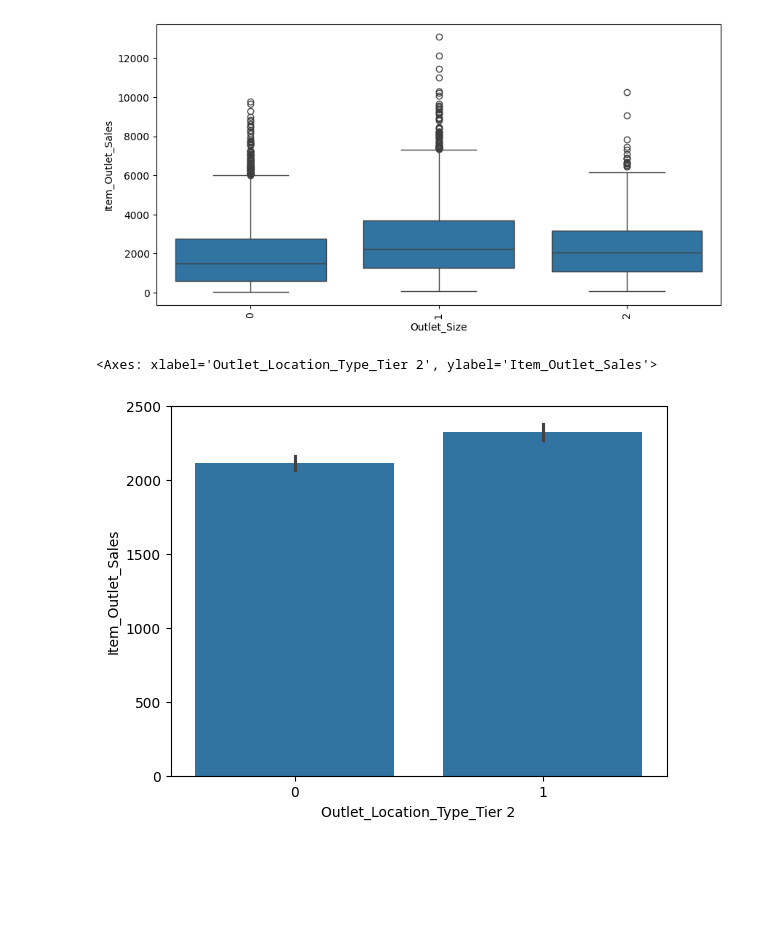
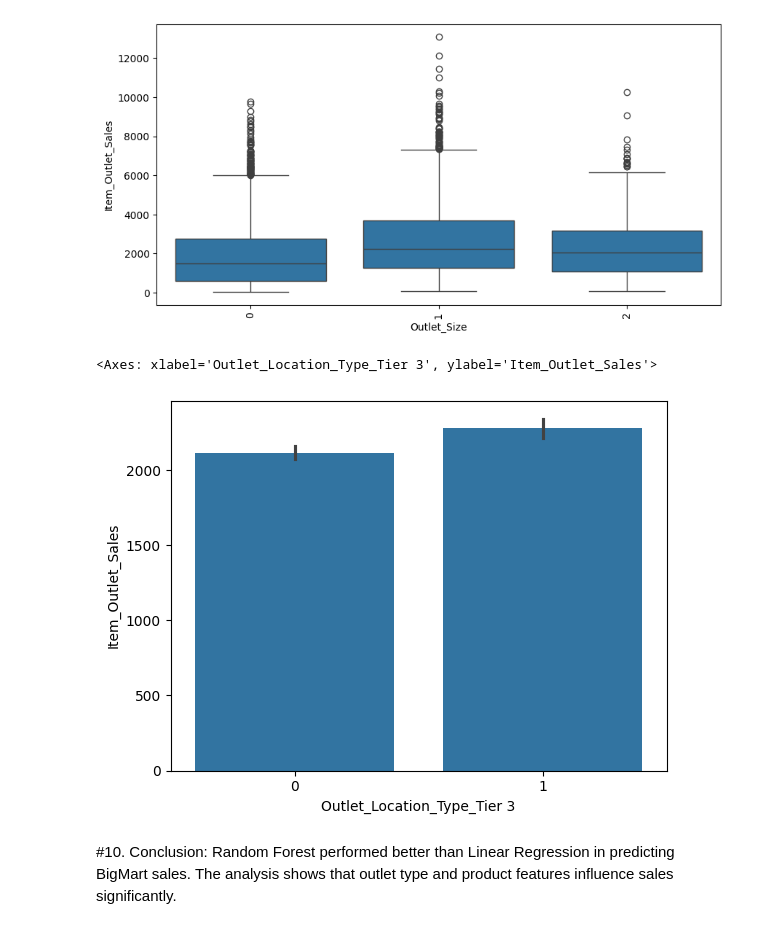
Before and after one commit to Nithya080/Project, a Jupyter notebook: Sales.ipynb, the cells around one changed output. Drawn from its saved outputs; the diff is of its cells as text; code cells hidden in the pictures; blank space fills up the shorter version.

```diff
--- a/Sales.ipynb
+++ b/Sales.ipynb
@@ -235,7 +248,11 @@ plt.xticks(rotation=90)
 ([0, 1, 2], [Text(0, 0, '0'), Text(1, 0, '1'), Text(2, 0, '2')])
 [figure]
 # %%
-sns.barplot(x='Outlet_Location_Type_Tier 2', y='Item_Outlet_Sales', data=df)
+sns.barplot(x=df['Outlet_Location_Type_Tier 3'].astype(str), y='Item_Outlet_Sales', data=df)
 # %% [output]
-<Axes: xlabel='Outlet_Location_Type_Tier 2', ylabel='Item_Outlet_Sales'>
+<Axes: xlabel='Outlet_Location_Type_Tier 3', ylabel='Item_Outlet_Sales'>
-[figure, old version]
+[figure, new version]
+# %% [markdown]
+#10. Conclusion:
+Random Forest performed better than Linear Regression in predicting BigMart sales.
+The analysis shows that outlet type and product features influence sales significantly.
```
Also changed, not shown: parts of 20 cells of this notebook.
